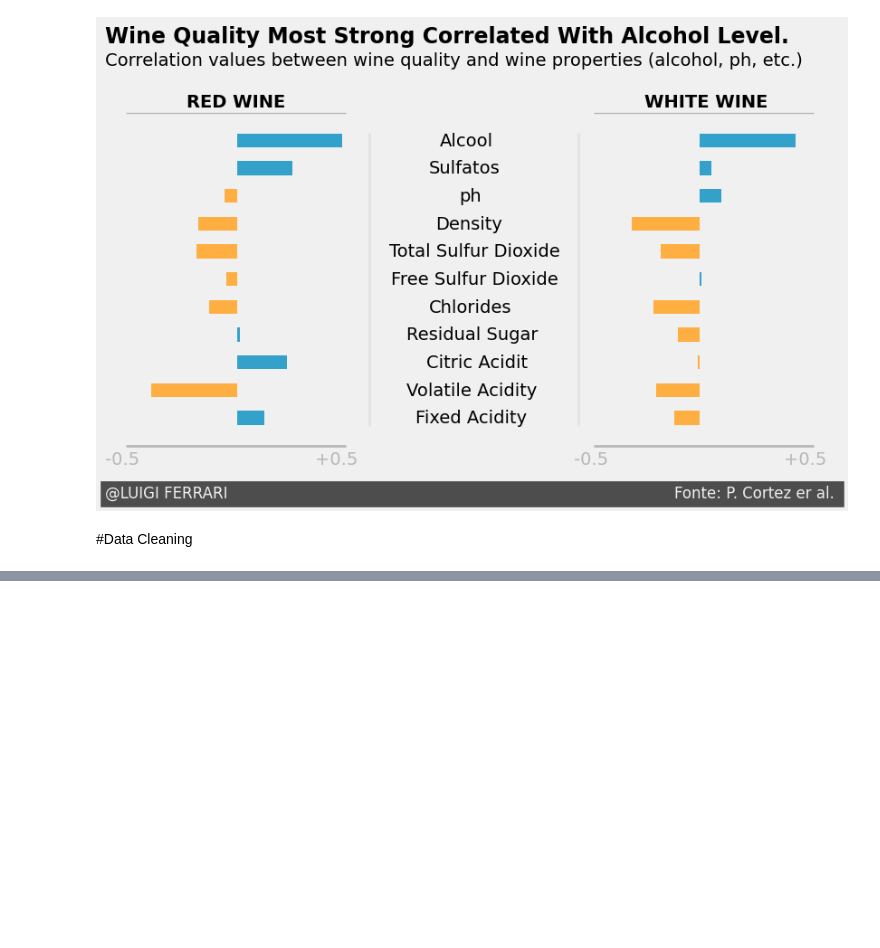
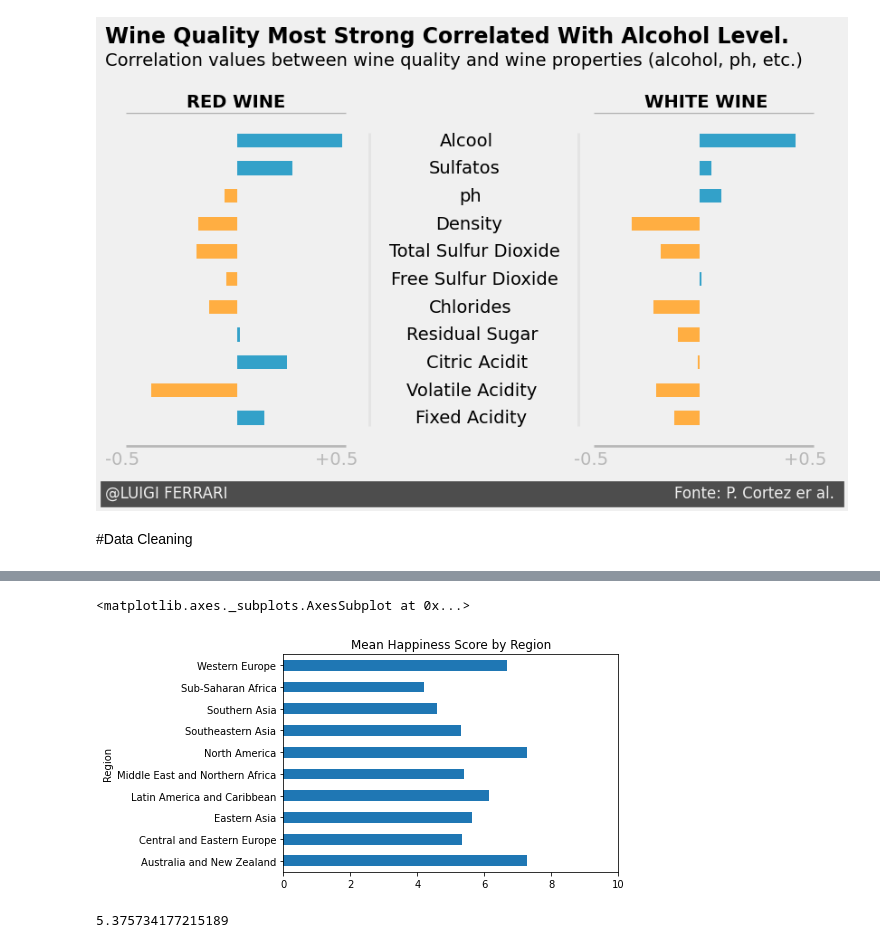
Before and after one commit to LuigiFerrari14/Curso-em-Video-Python---Guanabar-, a Jupyter notebook: Anotacoes.ipynb, the cells around one changed output, grey strips where cells are left out. Saved outputs shown, nothing was run; the diff lists cells and outputs as text; code cells hidden in the pictures; blank space fills up the shorter version.

```diff
--- a/Anotacoes.ipynb
+++ b/Anotacoes.ipynb
@@ -996,0 +1232,12 @@ plt.show()
+# %%
+pv_happiness = felicidade.pivot_table(values= 'Happiness Score', index='Region', aggfunc=np.mean)
+pv_happiness.plot(kind='barh', title="Mean Happiness Score by Region", xlim=(0,10),legend=False)
+plt.show()
+# %% [output]
+<matplotlib.axes._subplots.AxesSubplot at 0x...>
+[figure, added]
+# %%
+world_mean_happiness = felicidade['Happiness Score'].mean()
+world_mean_happiness
+# %% [output]
+5.375734177215189
```
Also changed, not shown: parts of 90 cells of this notebook.
